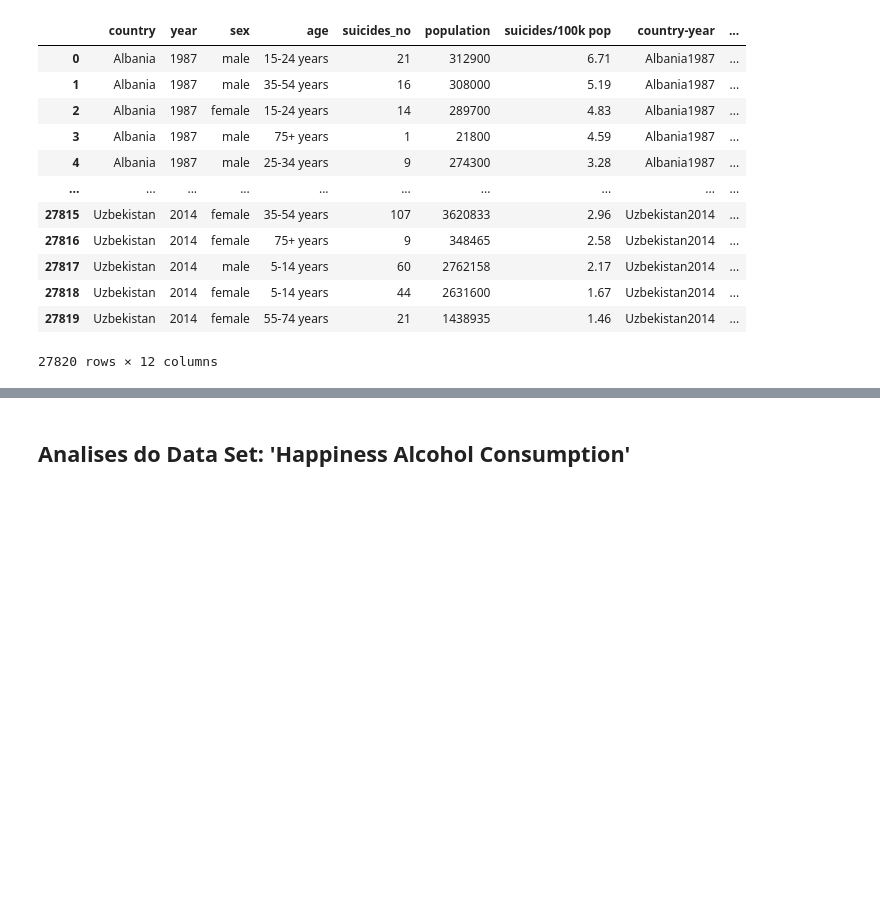
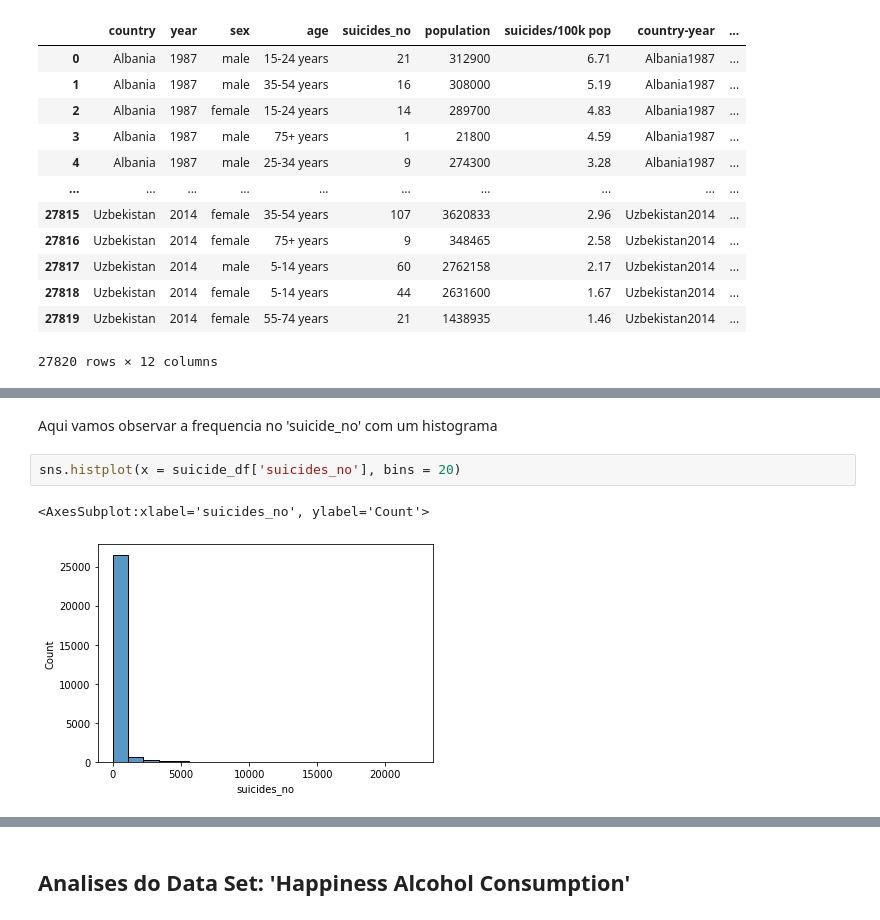
Before and after one commit to DevNataneto/ProjetoCDIA, a Jupyter notebook: analises.ipynb, the cells around one changed output, grey strips where cells are left out. Saved outputs shown, nothing was run; the diff lists cells and outputs as text; blank space fills up the shorter version.

```diff
--- a/analises.ipynb
+++ b/analises.ipynb
@@ -63,0 +49,7 @@ sns.boxplot(y = suicides_no, x = suicides_year)
+# %% [markdown]
+Aqui vamos observar a frequencia no 'suicide_no' com um histograma
+# %%
+sns.histplot(x = suicide_df['suicides_no'], bins = 20)
+# %% [output]
+<AxesSubplot:xlabel='suicides_no', ylabel='Count'>
+[figure, added]
```
Also changed, not shown: parts of 14 cells of this notebook.
